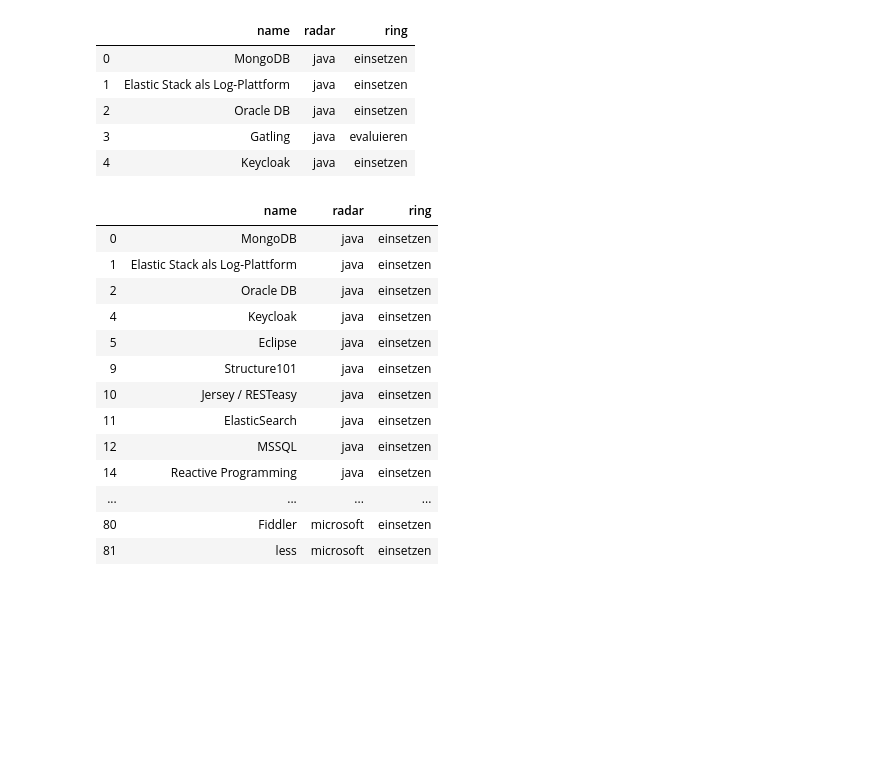
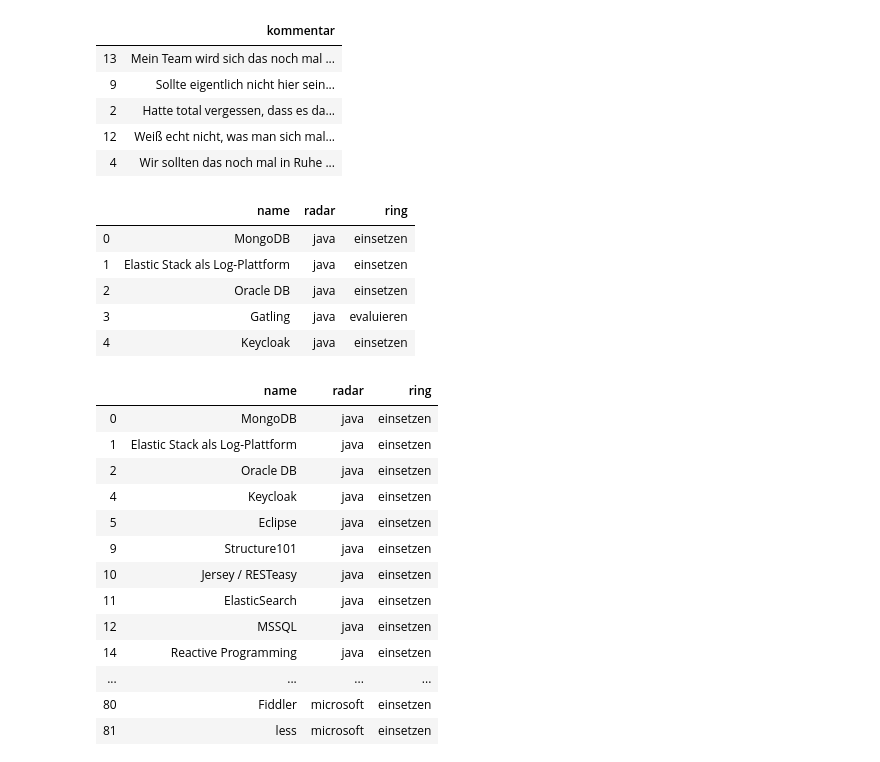
Before and after one commit to adessoSE/tech-radar, a Jupyter notebook: db-comments/generate_sample_comments.ipynb, the cells around one changed output. Drawn from its saved outputs; the diff is of its cells as text; code cells hidden in the pictures; blank space fills up the shorter version.

```diff
--- a/db-comments/generate_sample_comments.ipynb
+++ b/db-comments/generate_sample_comments.ipynb
@@ -99,0 +103,9 @@ positive_comments_list = positive_comments["kommentar"].tolist()
+# %%
+evaluate_comments.sample(n=5)
+# %% [output]
+|  | kommentar |
+| 13 | Mein Team wird sich das noch mal ... |
+| 9 | Sollte eigentlich nicht hier sein... |
+| 2 | Hatte total vergessen, dass es da... |
+| 12 | Weiß echt nicht, was man sich mal... |
+| 4 | Wir sollten das noch mal in Ruhe ... |
```
Also changed, not shown: parts of 12 cells of this notebook.
